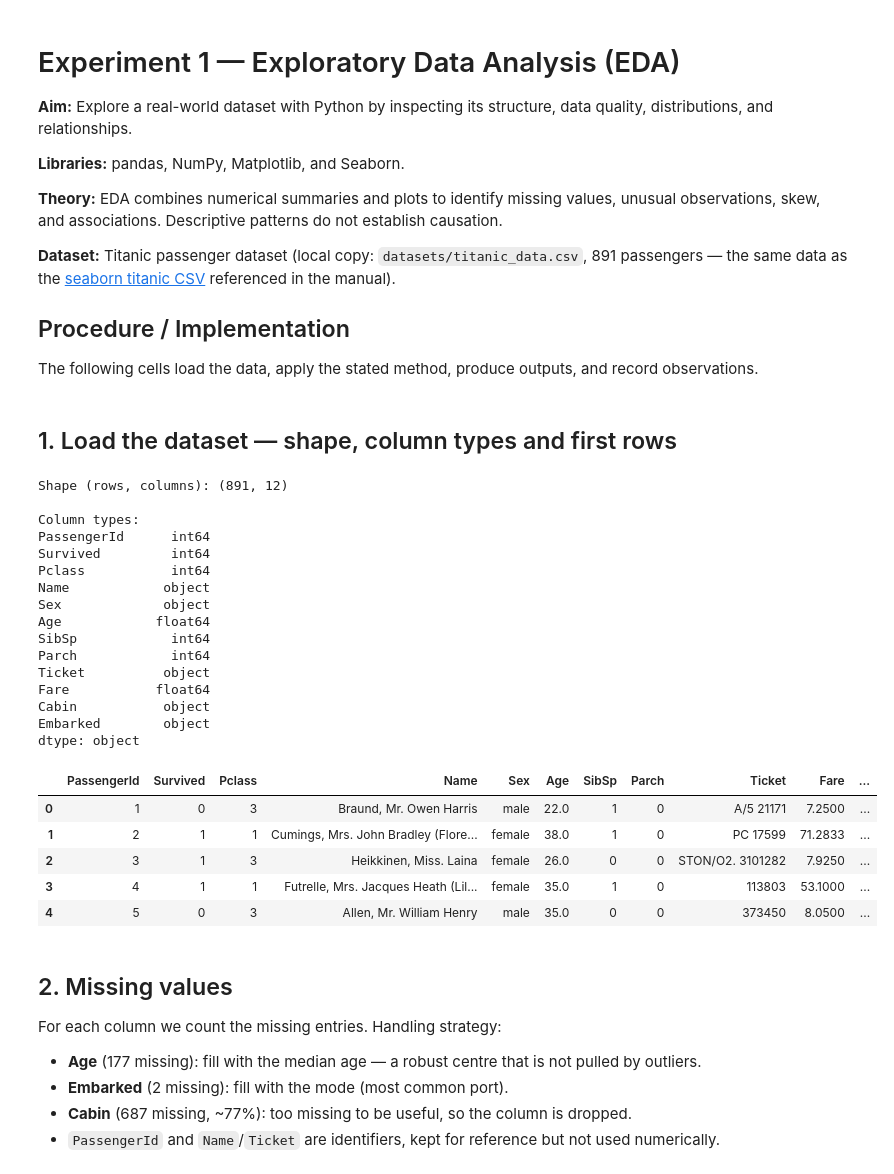
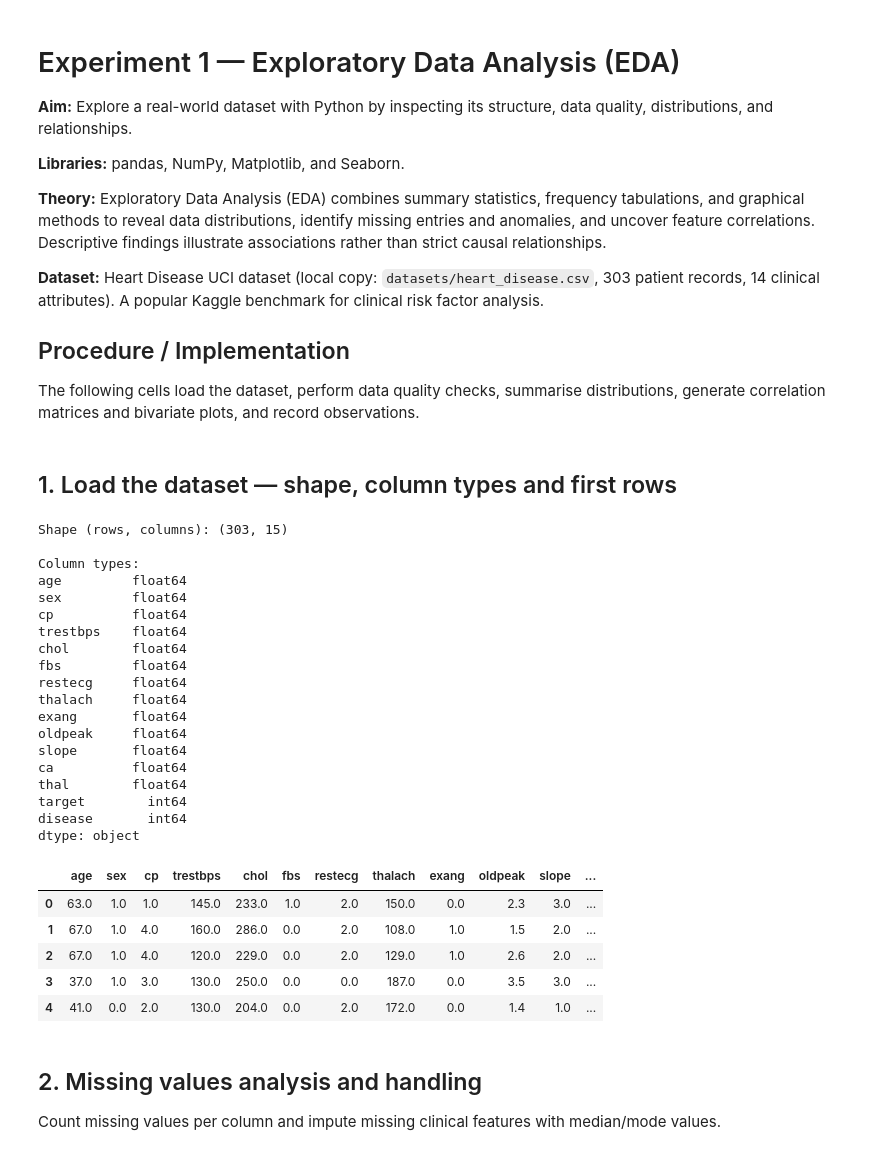
Before and after one commit to omkarbg100/dsa-practical, a Jupyter notebook: notebooks/exp01_eda.ipynb, the cells around one changed output. Cells and saved outputs as stored; diff of their text form; code cells hidden in the pictures.

Commit message:
feat: execute exp01 EDA on Kaggle Heart Disease dataset

```diff
--- a/notebooks/exp01_eda.ipynb
+++ b/notebooks/exp01_eda.ipynb
@@ -5,12 +5,12 @@
 
 **Libraries:** pandas, NumPy, Matplotlib, and Seaborn.
 
-**Theory:** EDA combines numerical summaries and plots to identify missing values, unusual observations, skew, and associations. Descriptive patterns do not establish causation.
+**Theory:** Exploratory Data Analysis (EDA) combines summary statistics, frequency tabulations, and graphical methods to reveal data distributions, identify missing entries and anomalies, and uncover feature correlations. Descriptive findings illustrate associations rather than strict causal relationships.
 
-**Dataset:** Titanic passenger dataset (local copy: `datasets/titanic_data.csv`, 891 passengers — the same data as the [seaborn titanic CSV](https://raw.githubusercontent.com/mwaskom/seaborn-data/master/titanic.csv) referenced in the manual).
+**Dataset:** Heart Disease UCI dataset (local copy: `datasets/heart_disease.csv`, 303 patient records, 14 clinical attributes). A popular Kaggle benchmark for clinical risk factor analysis.
 
 ## Procedure / Implementation
-The following cells load the data, apply the stated method, produce outputs, and record observations.
+The following cells load the dataset, perform data quality checks, summarise distributions, generate correlation matrices and bivariate plots, and record observations.
 # %%
 %matplotlib inline
 from pathlib import Path
@@ -39,44 +42,44 @@ RES_DIR.mkdir(parents=True, exist_ok=True)
 # %% [markdown]
 ## 1. Load the dataset — shape, column types and first rows
 # %%
-df = pd.read_csv(DATA_DIR / "titanic_data.csv")
+df = pd.read_csv(DATA_DIR / 'heart_disease.csv')
+# Map target: 0 = No Disease, >0 = Presence of Heart Disease (binary classification)
+df['disease'] = (df['target'] > 0).astype(int)
 
-print("Shape (rows, columns):", df.shape)
-print("\nColumn types:")
+print('Shape (rows, columns):', df.shape)
+print('\nColumn types:')
 print(df.dtypes)
 df.head()
 # %% [output]
-Shape (rows, columns): (891, 12)
+Shape (rows, columns): (303, 15)
 
 Column types:
-PassengerId      int64
-Survived         int64
-Pclass           int64
-Name            object
-Sex             object
-Age            float64
-SibSp            int64
-Parch            int64
-Ticket          object
-Fare           float64
-Cabin           object
-Embarked        object
+age         float64
+sex         float64
+cp          float64
+trestbps    float64
+chol        float64
+fbs         float64
+restecg     float64
+thalach     float64
+exang       float64
+oldpeak     float64
+slope       float64
+ca          float64
+thal        float64
+target        int64
+disease       int64
 dtype: object
-|  | PassengerId | Survived | Pclass | Name | Sex | Age | SibSp | Parch | Ticket | Fare | ... |
-| 0 | 1 | 0 | 3 | Braund, Mr. Owen Harris | male | 22.0 | 1 | 0 | A/5 21171 | 7.2500 | ... |
-| 1 | 2 | 1 | 1 | Cumings, Mrs. John Bradley (Flore... | female | 38.0 | 1 | 0 | PC 17599 | 71.2833 | ... |
-| 2 | 3 | 1 | 3 | Heikkinen, Miss. Laina | female | 26.0 | 0 | 0 | STON/O2. 3101282 | 7.9250 | ... |
-| 3 | 4 | 1 | 1 | Futrelle, Mrs. Jacques Heath (Lil... | female | 35.0 | 1 | 0 | 113803 | 53.1000 | ... |
-| 4 | 5 | 0 | 3 | Allen, Mr. William Henry | male | 35.0 | 0 | 0 | 373450 | 8.0500 | ... |
+|  | age | sex | cp | trestbps | chol | fbs | restecg | thalach | exang | oldpeak | slope | ... |
+| 0 | 63.0 | 1.0 | 1.0 | 145.0 | 233.0 | 1.0 | 2.0 | 150.0 | 0.0 | 2.3 | 3.0 | ... |
+| 1 | 67.0 | 1.0 | 4.0 | 160.0 | 286.0 | 0.0 | 2.0 | 108.0 | 1.0 | 1.5 | 2.0 | ... |
+| 2 | 67.0 | 1.0 | 4.0 | 120.0 | 229.0 | 0.0 | 2.0 | 129.0 | 1.0 | 2.6 | 2.0 | ... |
+| 3 | 37.0 | 1.0 | 3.0 | 130.0 | 250.0 | 0.0 | 0.0 | 187.0 | 0.0 | 3.5 | 3.0 | ... |
+| 4 | 41.0 | 0.0 | 2.0 | 130.0 | 204.0 | 0.0 | 2.0 | 172.0 | 0.0 | 1.4 | 1.0 | ... |
-# %% [markdown]
-## 2. Missing values
-
-For each column we count the missing entries. Handling strategy:
-
-- **Age** (177 missing): fill with the median age — a robust centre that is not pulled by outliers.
-- **Embarked** (2 missing): fill with the mode (most common port).
-- **Cabin** (687 missing, ~77%): too missing to be useful, so the column is dropped.
-- `PassengerId` and `Name`/`Ticket` are identifiers, kept for reference but not used numerically.
+# %% [markdown]
+## 2. Missing values analysis and handling
+
+Count missing values per column and impute missing clinical features with median/mode values.
 # %%
 missing = df.isna().sum()
 missing_pct = (missing / len(df) * 100).round(2)
```
Also changed, not shown: parts of 14 cells of this notebook, 1 other file.
